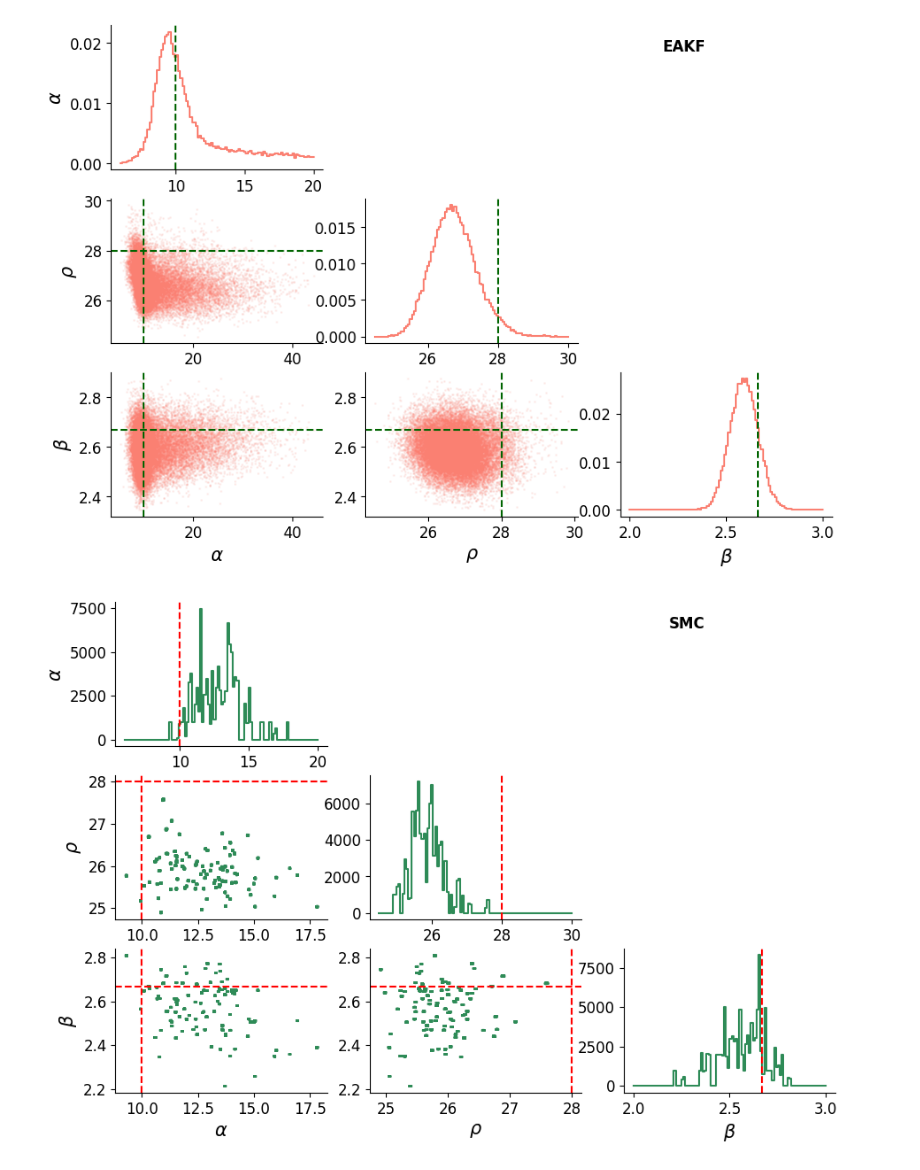
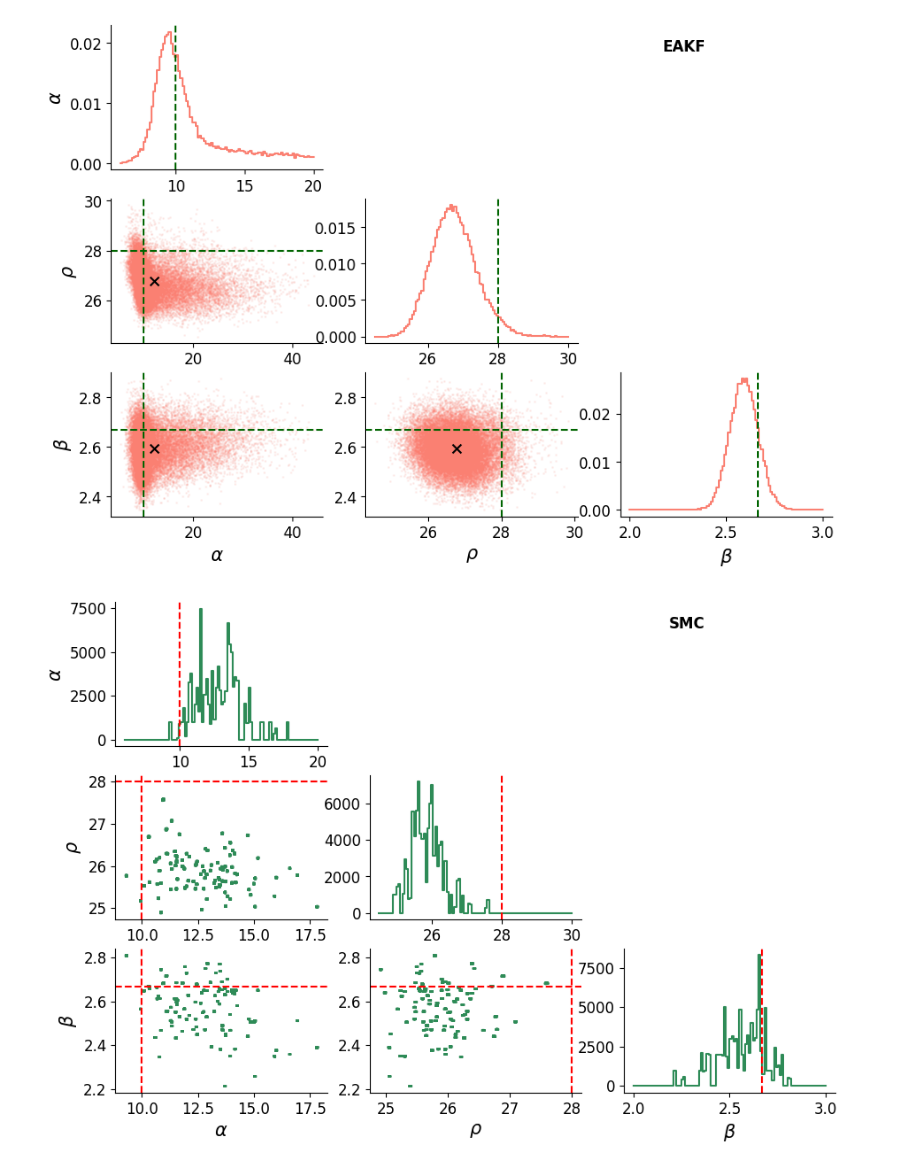
Before and after one commit to ChaosDonkey06/AppliedStochasticAnalysis, a Jupyter notebook: homework/project/visualize_inference.ipynb, the cells around one changed output. Saved outputs shown, nothing was run; the diff lists cells and outputs as text; code cells hidden in the pictures.

```diff
--- a/homework/project/visualize_inference.ipynb
+++ b/homework/project/visualize_inference.ipynb
@@ -26,24 +26,23 @@ parameters_range  = np.array([[αmin, αmax],
 fig, ax = plt.subplots(3, 2, figsize=(10.5, 7.2), sharex=True)
 
 for i in range(0, 99+1):
-
     i_file     = str(i).zfill(3)
     infer_file = os.path.join(eakf_dir, '{}_infer.npz'.format(i_file))
 
     infer = np.load(infer_file)
     θmle  = infer['θmle']
 
-    ax[0, 0].plot(range(30+1), θmle[0, :], label='True', color="salmon", lw=0.5)
-    ax[1, 0].plot(range(30+1), θmle[1, :], label='True', color="salmon", lw=0.5)
-    ax[2, 0].plot(range(30+1), θmle[2, :], label='True', color="salmon", lw=0.5)
+    ax[0, 0].plot(range(30+1), θmle[0, :], label='True', color="salmon", lw=0.3)
+    ax[1, 0].plot(range(30+1), θmle[1, :], label='True', color="salmon", lw=0.3)
+    ax[2, 0].plot(range(30+1), θmle[2, :], label='True', color="salmon", lw=0.3)
 
     infer_file = os.path.join(pf_dir, '{}_infer.npz'.format(i_file))
     infer = np.load(infer_file)
     θmle  = infer['θmle']
 
-    ax[0, 1].plot(range(30+1), θmle[0, :], label='True', color="seagreen", lw=0.5)
-    ax[1, 1].plot(range(30+1), θmle[1, :], label='True', color="seagreen", lw=0.5)
-    ax[2, 1].plot(range(30+1), θmle[2, :], label='True', color="seagreen", lw=0.5)
+    ax[0, 1].plot(range(30+1), θmle[0, :], label='True', color="seagreen", lw=0.3)
+    ax[1, 1].plot(range(30+1), θmle[1, :], label='True', color="seagreen", lw=0.3)
+    ax[2, 1].plot(range(30+1), θmle[2, :], label='True', color="seagreen", lw=0.3)
 
 p_label = ['α', 'ρ', 'β']
 for p in range(3):
@@ -68,0 +68,7 @@ fig.savefig('figures/convergence_mean.png', dpi=300, bbox_inches='tight', transp
+# %%
+for i in range(0, 99+1):
+    i_file     = str(i).zfill(3)
+    infer_file = os.path.join(eakf_dir, '{}_infer.npz'.format(i_file))
+
+    infer = np.load(infer_file)
+    θpost = infer['θpost']
@@ -96,7 +180,6 @@ mle_df = pd.concat(all_df)
 mle_df = mle_df.sort_values(by=['method', "idx"])
 # %%
 from scipy.ndimage import gaussian_filter
-
 
 p_range = [ (6 , 20), (24.5, 30), (2, 3)]
 
@@ -113,34 +196,37 @@ for p in range(3):
 
     x0 = np.array(list(zip(bins_1d[:-1], bins_1d[1:]))).flatten()
     y0 = np.array(list(zip(x, x))).flatten()
+
     ax[p, p].plot(x0, y0/np.sum(y0), color="salmon")
     ax[p, p].axvline(x=θ_truth[p], color='darkgreen', ls='--')
 
 for p in range(3):
     ax[p, 0].set_ylabel(r'${}$'.format(cols[p]))
     ax[-1, p].set_xlabel(r'${}$'.format(cols[p]))
 
 for pi in range(3):
     for pj in range(3):
         if pi>pj:
             p1_df = eakf_df[[cols[pi], cols[pj], "idx"]]
             ax[pi, pj].scatter(p1_df[cols[pj]], p1_df[cols[pi]], color="salmon", s=1, alpha=0.1)
+
+            ax[pi, pj].scatter(np.mean(p1_df[cols[pj]]), np.mean(p1_df[cols[pi]]), marker="x", color="k", s=50, alpha=1)
 
             ax[pi, pj].axhline(y=θ_truth[pi], color='darkgreen', ls='--')
             ax[pi, pj].axvline(x=θ_truth[pj], color='darkgreen', ls='--')
 
         elif pi<pj:
             ax[pi, pj].remove()
 
 for axi in ax.flatten():
     axi.spines['right'].set_visible(False)
     axi.spines['top'].set_visible(False)
 ax[0, 0].text(2.7, 0.85, 'EAKF', horizontalalignment='center',
               verticalalignment='center', transform=ax[0, 0].transAxes, weight='bold')
 
 fig.savefig('figures/corner_eakf.png', dpi=300, bbox_inches='tight', transparent=True)
 # %% [output]
-[figure, old version]
+[figure, new version]
 # %%
 from scipy.ndimage import gaussian_filter
 
```
Also changed, not shown: parts of 7 cells of this notebook, 24 other files.
